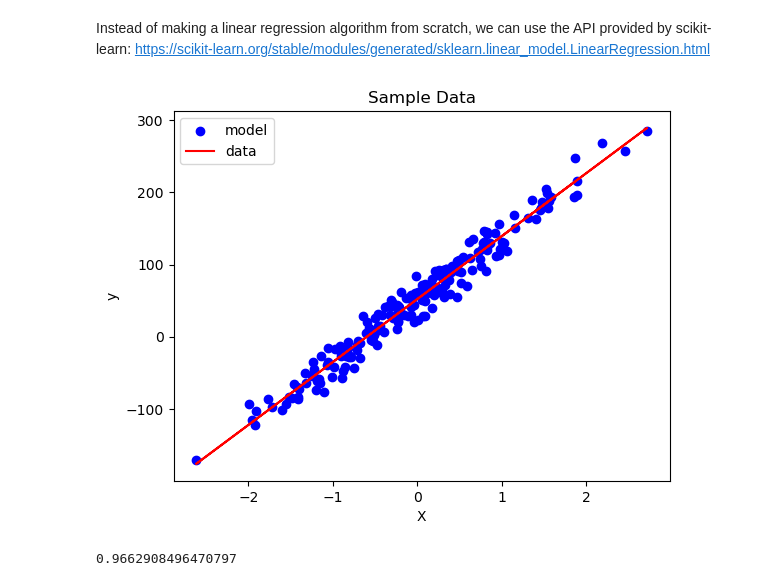
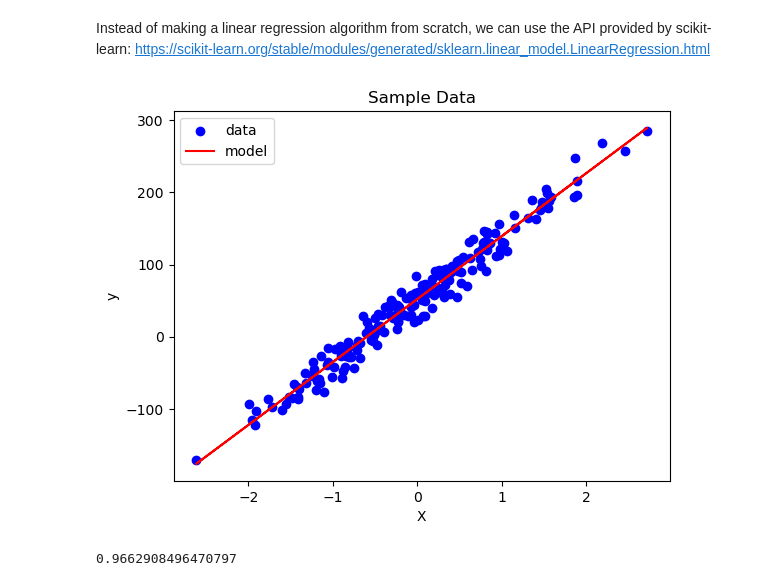
Before and after one commit to insidelearningmachines/Blog, a Jupyter notebook: Notebook I Linear Regression.ipynb, the cells around one changed output. Cells and saved outputs as stored; diff of their text form; code cells hidden in the pictures.

```diff
--- a/Notebook I Linear Regression.ipynb
+++ b/Notebook I Linear Regression.ipynb
@@ -131,14 +131,14 @@ ypred = lr.predict(X)
 # %%
 # plot our data + fitted results
 plt.scatter(X,y,c='b')
 plt.plot(X,ypred,c='r')
 plt.title('Sample Data')
 plt.xlabel('X')
 plt.ylabel('y')
-plt.legend(['model','data'],loc=2)
+plt.legend(['data','model'],loc=2)
 plt.show()
 # %% [output]
-[figure, old version]
+[figure, new version]
 # %%
 # what is our R2 score?
 lr.score(X,y)
```
Also changed, not shown: parts of 1 cell of this notebook.
